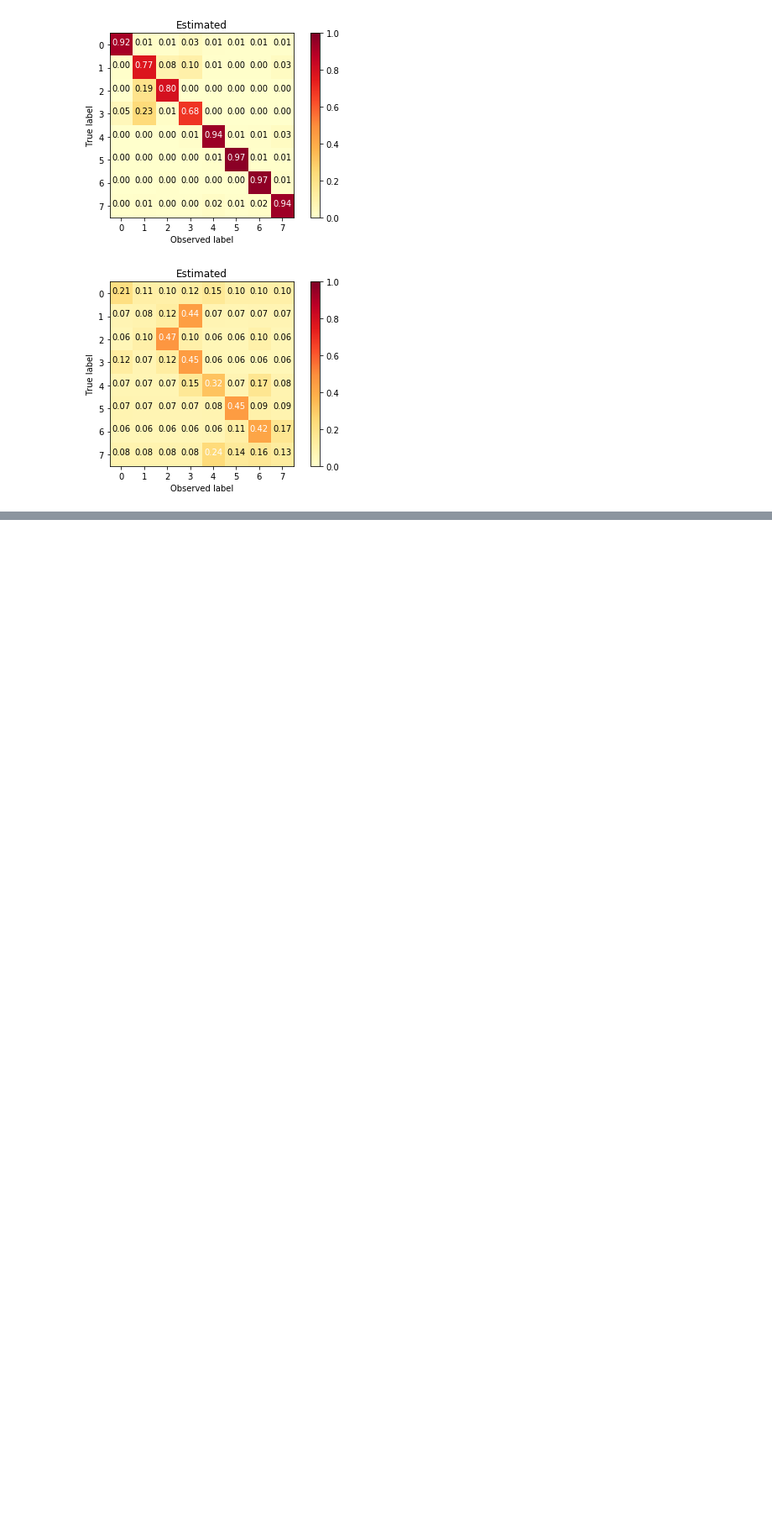
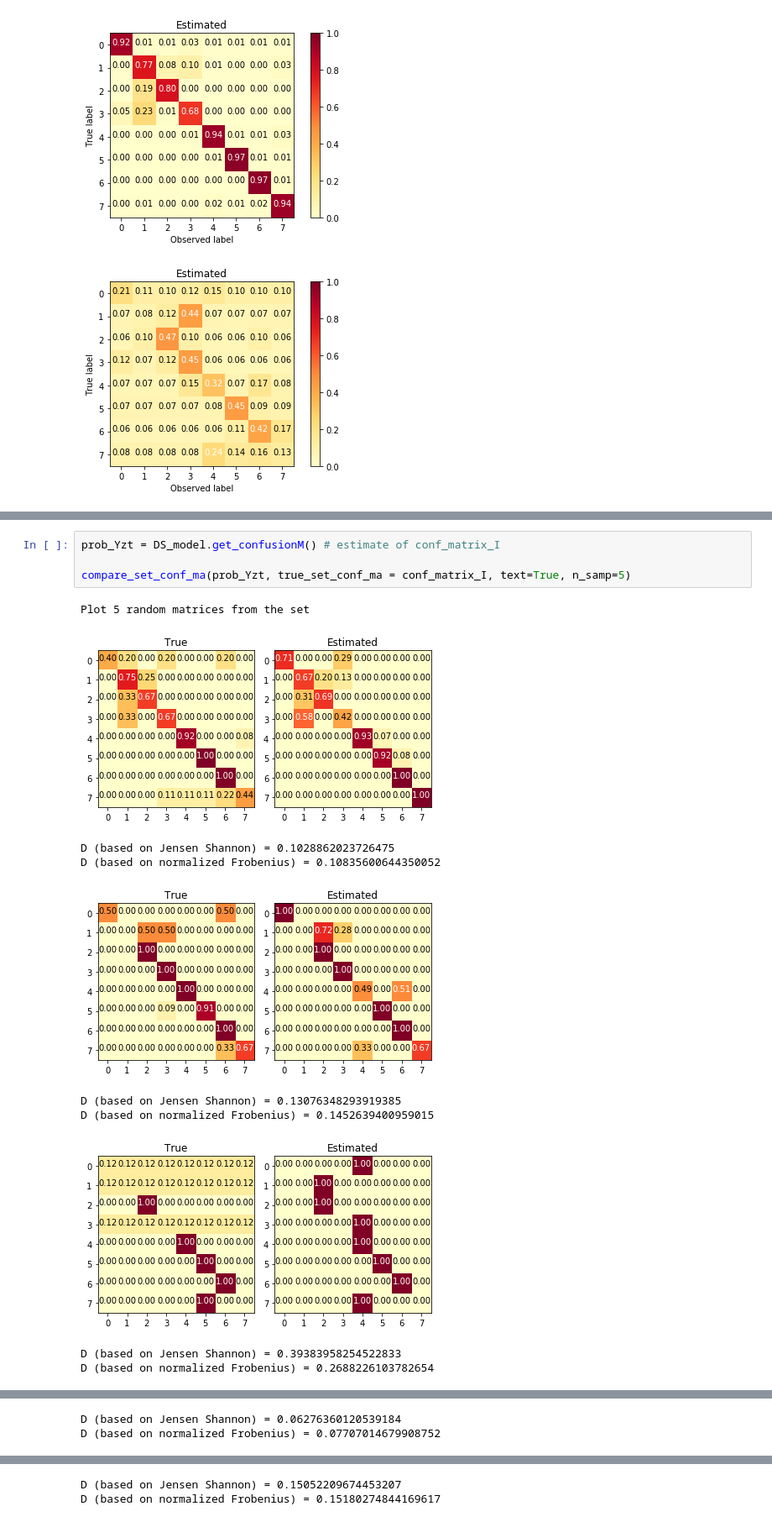
Before and after one commit to fmenat/PyLearningCrowds, a Jupyter notebook: Tutorial - LabelMe.ipynb, the cells around one changed output, grey strips where cells are left out. Shown at 84% size. Saved outputs shown, nothing was run; the diff lists cells and outputs as text; blank space fills up the shorter version.

```diff
--- a/Tutorial - LabelMe.ipynb
+++ b/Tutorial - LabelMe.ipynb
@@ -1159,0 +839,15 @@ plt.show()#nuevo
+# %%
+prob_Yzt = DS_model.get_confusionM() # estimate of conf_matrix_I
+
+compare_set_conf_ma(prob_Yzt, true_set_conf_ma = conf_matrix_I, text=True, n_samp=5)
+# %% [output]
+Plot 5 random matrices from the set
+[figure, added]
+D (based on Jensen Shannon) = 0.1028862023726475
+D (based on normalized Frobenius) = 0.10835600644350052
+[figure, added]
+D (based on Jensen Shannon) = 0.13076348293919385
+D (based on normalized Frobenius) = 0.1452639400959015
+[figure, added]
+D (based on Jensen Shannon) = 0.39383958254522833
+D (based on normalized Frobenius) = 0.2688226103782654
@@ -1159,0 +855,2 @@ plt.show()#nuevo
+D (based on Jensen Shannon) = 0.06276360120539184
+D (based on normalized Frobenius) = 0.07707014679908752
@@ -1159,0 +858,2 @@ plt.show()#nuevo
+D (based on Jensen Shannon) = 0.15052209674453207
+D (based on normalized Frobenius) = 0.15180274844169617
```
Also changed, not shown: parts of 93 cells of this notebook, 22 other files.
